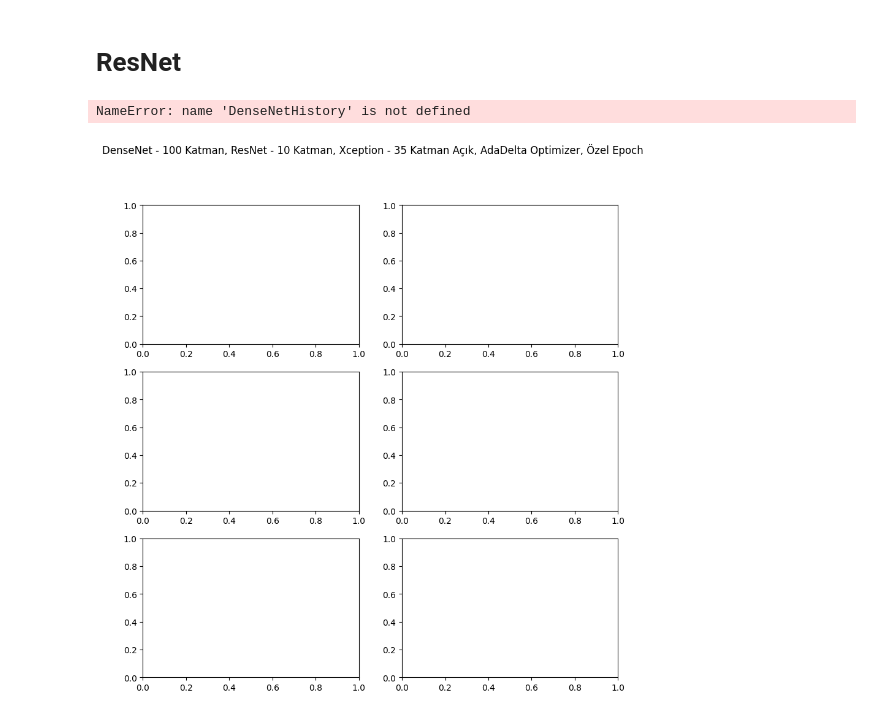
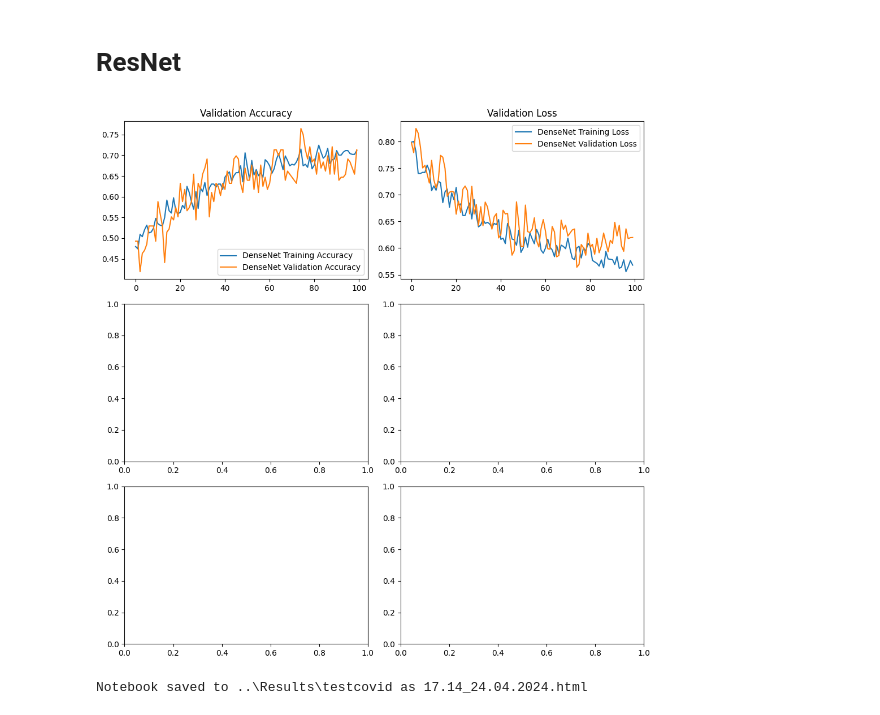
Before and after one commit to respunn/Biomedical-Neural-Network, a Jupyter notebook: NN/main_project_2.ipynb, the cells around one changed output. Cells and saved outputs as stored; diff of their text form; code cells hidden in the pictures.

```diff
--- a/NN/main_project_2.ipynb
+++ b/NN/main_project_2.ipynb
@@ -7,27 +7,29 @@ from keras.applications.xception import Xception
 from keras.layers import GlobalAveragePooling2D, Dense
 from keras.models import Model
 # %%
-batch_size = 256
-epochs = 5
+batch_size = 32
+epochs = 100
 target_size = (256, 256)
-folder_name = "amanneo"
-directory = f"../Datasets/{folder_name}/Splitted_Dataset_2"
+folder_name = "testcovid"
+directory = f"../Datasets/{folder_name}/Splitted_Dataset"
 
 train_datagen = ImageDataGenerator(
     rescale=1/255,
     rotation_range=50,
     horizontal_flip=True,
     vertical_flip=True,
+    validation_split=0.2,
 )
 
 test_datagen = ImageDataGenerator(rescale=1/255.)
-validation_datagen = ImageDataGenerator(rescale=1/255.)
+# validation_datagen = ImageDataGenerator(rescale=1/255.)
 
 train_generator = train_datagen.flow_from_directory(
     directory=f"{directory}/train",
     batch_size=batch_size,
     class_mode='categorical',
     target_size=target_size,
+    subset="training",
 )
 
 test_generator = test_datagen.flow_from_directory(
@@ -37,10 +39,12 @@ test_generator = test_datagen.flow_from_directory(
     target_size=target_size,
 )
 
-validation_generator = validation_datagen.flow_from_directory(
-    directory=f"{directory}/val",
+validation_generator = train_datagen.flow_from_directory(
+    # directory=f"{directory}/val",
+    directory=f"{directory}/train",
     batch_size=batch_size,
     class_mode="categorical",
     target_size=target_size,
+    subset="validation",
 )
 # %% [output]
@@ -57,7 +61,7 @@ layer = GlobalAveragePooling2D()(layer)
 
 layer = Dense(1024, activation='relu', kernel_initializer='he_normal')(layer)
 
-DenseNetPreds = Dense(5, activation='softmax')(layer)
+DenseNetPreds = Dense(2, activation='sigmoid')(layer)
 
 DenseNetModel = Model(inputs=DenseNetBase.input, outputs=DenseNetPreds)
 
@@ -146,38 +204,64 @@ ResNetModel.evaluate(test_generator)
 # %%
 fig, axs = plt.subplots(3, 2, figsize=(10, 10))
 
-plt.suptitle("DenseNet - 100 Katman, ResNet - 10 Katman, Xception - 35 Katman Açık, AdaDelta Optimizer, Özel Epoch")
+# plt.suptitle("DenseNet - 100 Katman, ResNet - 10 Katman, Xception - 35 Katman Açık, AdaDelta Optimizer, Özel Epoch")
 
 axs[0, 0].plot(DenseNetHistory.history['accuracy'], label='DenseNet Training Accuracy')
 axs[0, 0].set_title('Training Accuracy')
 axs[0, 0].legend()
 axs[0, 0].plot(DenseNetHistory.history['val_accuracy'], label='DenseNet Validation Accuracy')
 axs[0, 0].set_title('Validation Accuracy')
 axs[0, 0].legend()
 
 axs[0, 1].plot(DenseNetHistory.history['loss'], label='DenseNet Training Loss')
 axs[0, 1].set_title('Training Loss')
 axs[0, 1].legend()
 axs[0, 1].plot(DenseNetHistory.history['val_loss'], label='DenseNet Validation Loss')
 axs[0, 1].set_title('Validation Loss')
 axs[0, 1].legend()
 
+"""
 axs[1, 0].plot(ResNetHistory.history['accuracy'], label='ResNet Training Accuracy')
 axs[1, 0].set_title('Training Accuracy')
 axs[1, 0].legend()
 axs[1, 0].plot(ResNetHistory.history['val_accuracy'], label='ResNet Validation Accuracy')
 axs[1, 0].set_title('Validation Accuracy')
 axs[1, 0].legend()
 
 axs[1, 1].plot(ResNetHistory.history['loss'], label='ResNet Training Loss')
 axs[1, 1].set_title('Training Loss')
 axs[1, 1].legend()
 axs[1, 1].plot(ResNetHistory.history['val_loss'], label='ResNet Validation Loss')
 axs[1, 1].set_title('Validation Loss')
 axs[1, 1].legend()
+"""
 
 plt.tight_layout()
 plt.show()
 # %% [output]
-NameError: name 'DenseNetHistory' is not defined
-[figure, old version]
+[figure, new version]
+# %%
+import os
+from datetime import datetime
+from nbconvert import HTMLExporter
+
+folder_path = f"..\\Results\\{folder_name}"
+
+if not os.path.exists(folder_path):
+    os.makedirs(folder_path)
+
+current_time = datetime.now().strftime("%H.%M_%d.%m.%Y")
+
+html_filename = f"{current_time}.html"
+html_file_path = os.path.join(folder_path, html_filename)
+
+notebook_filename = "main_project.ipynb"
+exporter = HTMLExporter()
+output, _ = exporter.from_filename(notebook_filename)
+
+with open(html_file_path, 'w', encoding='utf-8') as f:
+    f.write(output)
+
+print(f"Notebook saved to {folder_path} as {html_filename}")
+# %% [output]
+Notebook saved to ..\Results\testcovid as 17.14_24.04.2024.html
```
Also changed, not shown: parts of 6 cells of this notebook, 3 other files.
